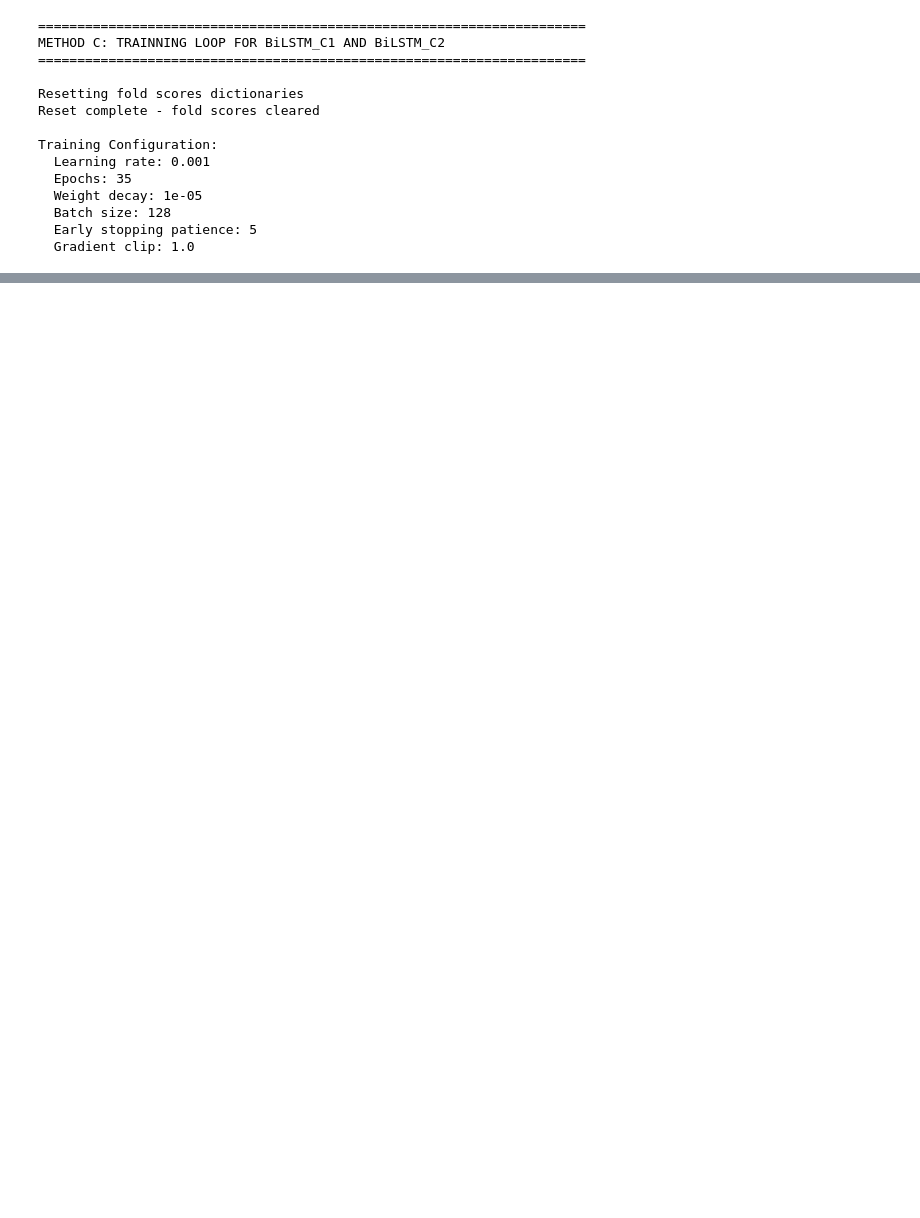
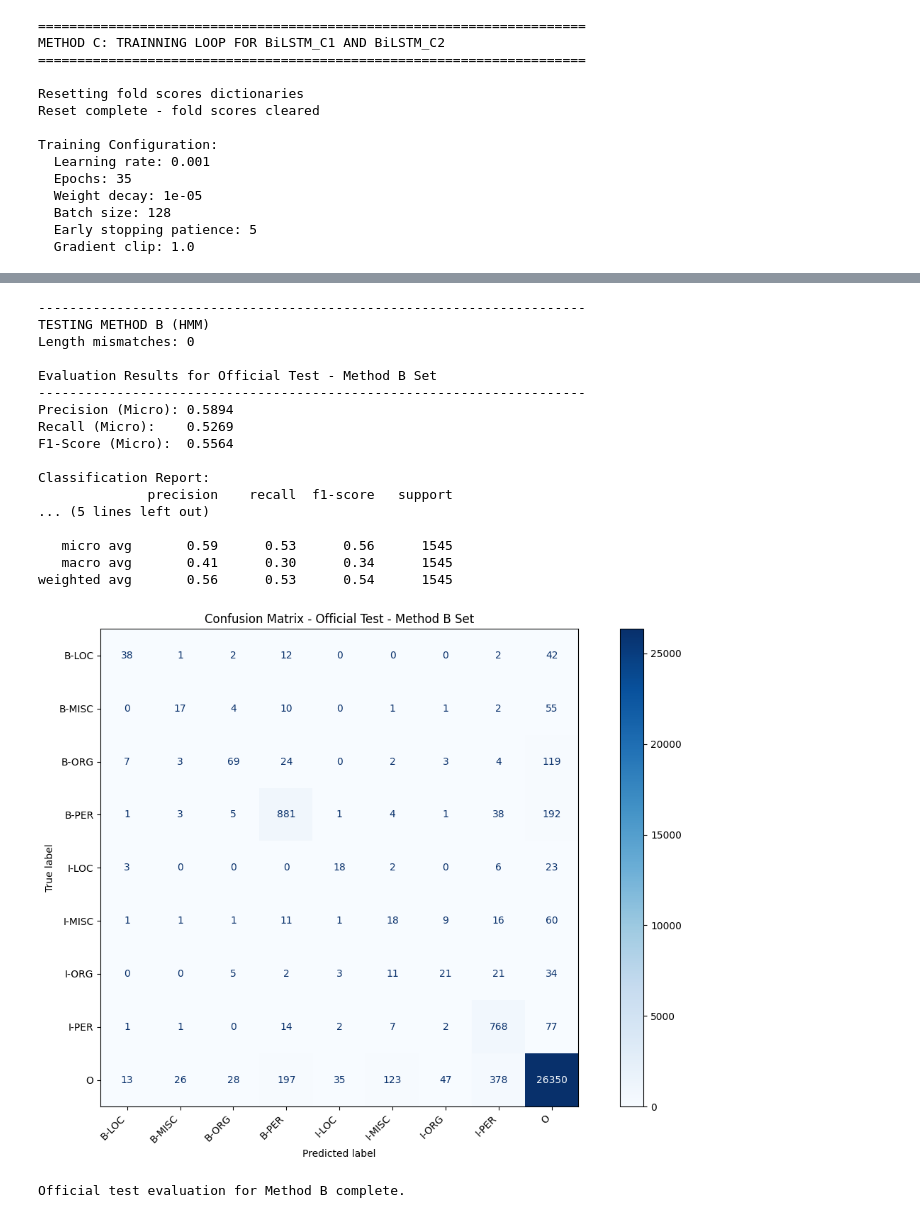
Before and after one commit to ThanhVinh-source/NER_Twitter_Project, a Jupyter notebook: NER_TC/NER Project/NER/NER Project.ipynb, the cells around one changed output, grey strips where cells are left out. Cells and saved outputs as stored; diff of their text form; code cells hidden in the pictures; blank space fills up the shorter version.

```diff
--- a/NER_TC/NER Project/NER/NER Project.ipynb
+++ b/NER_TC/NER Project/NER/NER Project.ipynb
@@ -3281,0 +3389,44 @@ plt.show()
+# %%
+# FINAL EVALUATION - METHOD B (HMM)
+print("\n" + "-"*70 + "\nTESTING METHOD B (HMM)")
+
+final_hmm = HMMNER(
+    alpha_trans=BEST_ALPHA_TRANS,
+    alpha_emit=BEST_ALPHA_EMIT,
+    rare_threshold=BEST_RARE_THRESHOLD,
+    use_bio_constraints=True
+)
+final_hmm.fit(final_train_tokens, final_train_tags)
+
+y_test_pred_B = final_hmm.predict(test_sequences_df['tokens'].tolist())
+y_test_true = gold_sequences_df['tags'].tolist()
+
+# Safety check
+mismatches = [i for i, (yt, yp) in enumerate(zip(y_test_true, y_test_pred_B)) if len(yt) != len(yp)]
+print("Length mismatches:", len(mismatches))
+
+# Pass y_test_pred_B into the evaluation function
+final_test_metrics_B = evaluate_ner(y_test_true, y_test_pred_B, set_name="Official Test - Method B")
+plot_confusion_matrix(y_test_true, y_test_pred_B, set_name="Official Test - Method B")
+
+print("\nOfficial test evaluation for Method B complete.")
+# %% [output]
+----------------------------------------------------------------------
+TESTING METHOD B (HMM)
+Length mismatches: 0
+
+Evaluation Results for Official Test - Method B Set
+----------------------------------------------------------------------
+Precision (Micro): 0.5894
+Recall (Micro):    0.5269
+F1-Score (Micro):  0.5564
+
+Classification Report:
+              precision    recall  f1-score   support
+... (5 lines left out)
+
+   micro avg       0.59      0.53      0.56      1545
+   macro avg       0.41      0.30      0.34      1545
+weighted avg       0.56      0.53      0.54      1545
+[figure, added]
+Official test evaluation for Method B complete.
```
Also changed, not shown: parts of 20 cells of this notebook.
